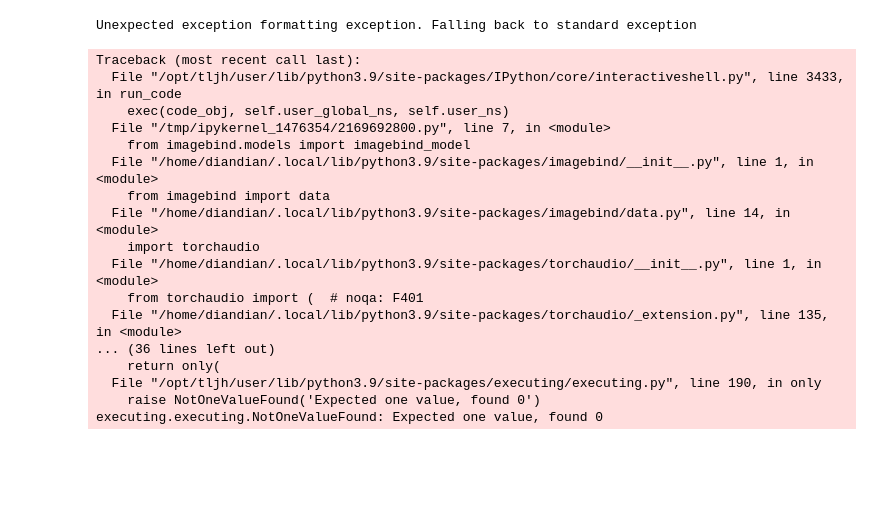
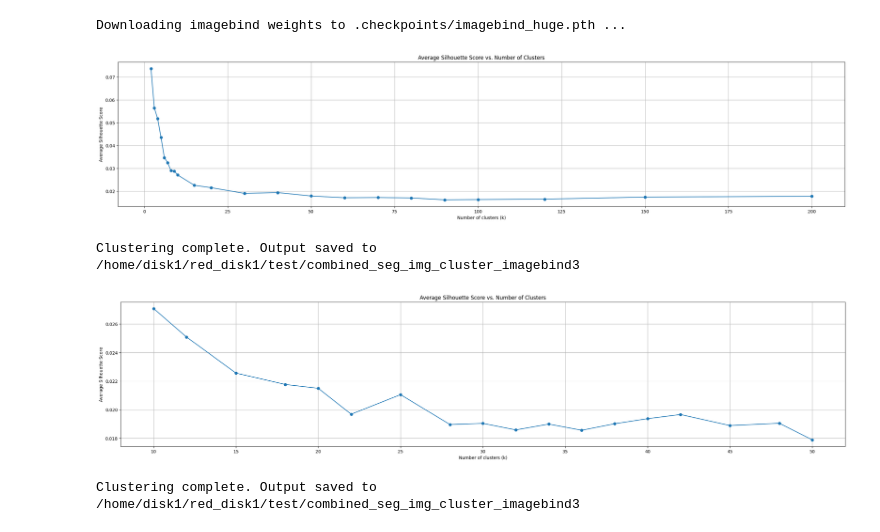
Before and after one commit to diandianyilin/fashion, a Jupyter notebook: label/silhouette/cluster.ipynb, the cells around one changed output. Saved outputs shown, nothing was run; the diff lists cells and outputs as text; code cells hidden in the pictures; blank space fills up the shorter version.

```diff
--- a/label/silhouette/cluster.ipynb
+++ b/label/silhouette/cluster.ipynb
@@ -14,7 +14,7 @@ import shutil
 from tqdm import tqdm
 
 # Paths
-input_folder = '/home/disk1/red_disk1/test/combined_seg_img'
+input_folder = '/home/disk1/red_disk1/test/combined_seg_img_pure_094'
 output_folder = '/home/disk1/red_disk1/test/combined_seg_img_cluster_imagebind3'
 os.makedirs(output_folder, exist_ok=True)
 
@@ -67,51 +67,36 @@ for k in k_values:
     silhouette_scores.append(score)
 
 # Plot silhouette scores
 plt.figure(figsize=(30, 6))  # Increased width to three times the original
 plt.plot(k_values, silhouette_scores, marker='o')
 plt.xlabel('Number of clusters (k)')
 plt.ylabel('Average Silhouette Score')
 plt.title('Average Silhouette Score vs. Number of Clusters')
 plt.grid(True)
 plt.show()
 
 optimal_k = k_values[silhouette_scores.index(max(silhouette_scores))]
 
 # Perform clustering with optimal k
 kmeans = KMeans(n_clusters=optimal_k, random_state=0)
 labels = kmeans.fit_predict(all_embeddings.numpy())
 
 # Save clustered images to output folders
 for idx, label in tqdm(enumerate(labels), desc="Saving clustered images", total=len(labels)):
     label_folder = os.path.join(output_folder, str(label))
     os.makedirs(label_folder, exist_ok=True)
     shutil.copy(image_paths[idx], os.path.join(label_folder, os.path.basename(image_paths[idx])))
 
 # Save labels to JSON
 labels_json = {os.path.basename(image_paths[idx]): int(label) for idx, label in enumerate(labels)}
 with open(os.path.join(output_folder, 'labels.json'), 'w') as f:
     json.dump(labels_json, f)
 
 print(f'Clustering complete. Output saved to {output_folder}')
 # %% [output]
-Unexpected exception formatting exception. Falling back to standard exception
+Downloading imagebind weights to .checkpoints/imagebind_huge.pth ...
+[figure, added]
-Traceback (most recent call last):
-  File "/opt/tljh/user/lib/python3.9/site-packages/IPython/core/interactiveshell.py", line 3433, in run_code
-    exec(code_obj, self.user_global_ns, self.user_ns)
-  File "/tmp/ipykernel_1476354/2169692800.py", line 7, in <module>
-    from imagebind.models import imagebind_model
-  File "/home/diandian/.local/lib/python3.9/site-packages/imagebind/__init__.py", line 1, in <module>
-    from imagebind import data
-  File "/home/diandian/.local/lib/python3.9/site-packages/imagebind/data.py", line 14, in <module>
-    import torchaudio
-  File "/home/diandian/.local/lib/python3.9/site-packages/torchaudio/__init__.py", line 1, in <module>
-    from torchaudio import (  # noqa: F401
-  File "/home/diandian/.local/lib/python3.9/site-packages/torchaudio/_extension.py", line 135, in <module>
-... (36 lines left out)
-    return only(
-  File "/opt/tljh/user/lib/python3.9/site-packages/executing/executing.py", line 190, in only
-    raise NotOneValueFound('Expected one value, found 0')
-executing.executing.NotOneValueFound: Expected one value, found 0
+Clustering complete. Output saved to /home/disk1/red_disk1/test/combined_seg_img_cluster_imagebind3
 # %%
 
 
@@ -151,3 +136,6 @@ with open(os.path.join(output_folder, 'labels.json'), 'w') as f:
     json.dump(labels_json, f)
 
 print(f'Clustering complete. Output saved to {output_folder}')
+# %% [output]
+[figure, added]
+Clustering complete. Output saved to /home/disk1/red_disk1/test/combined_seg_img_cluster_imagebind3
```
Also changed, not shown: 9 other files.
